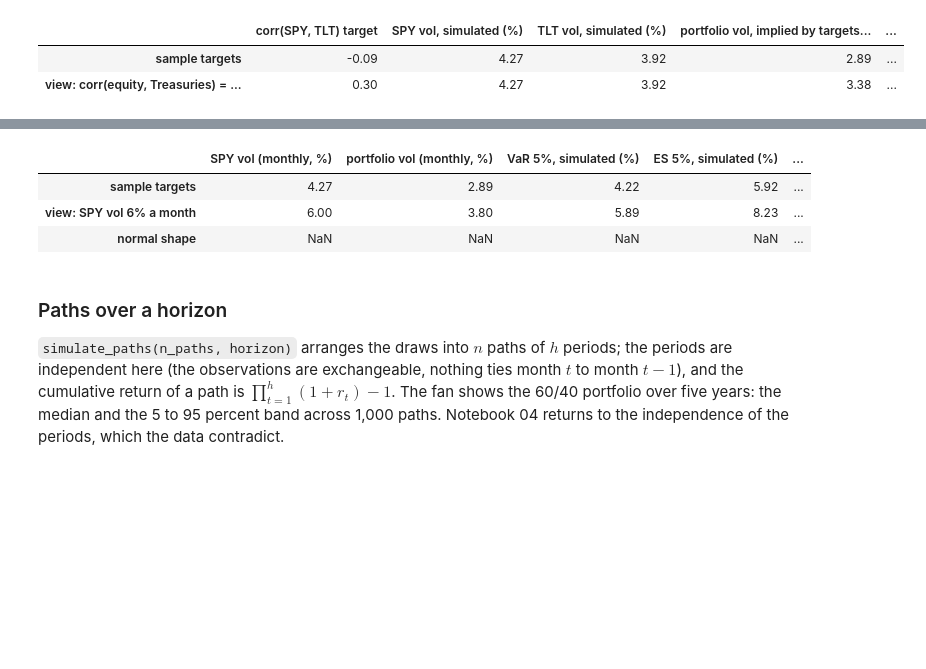
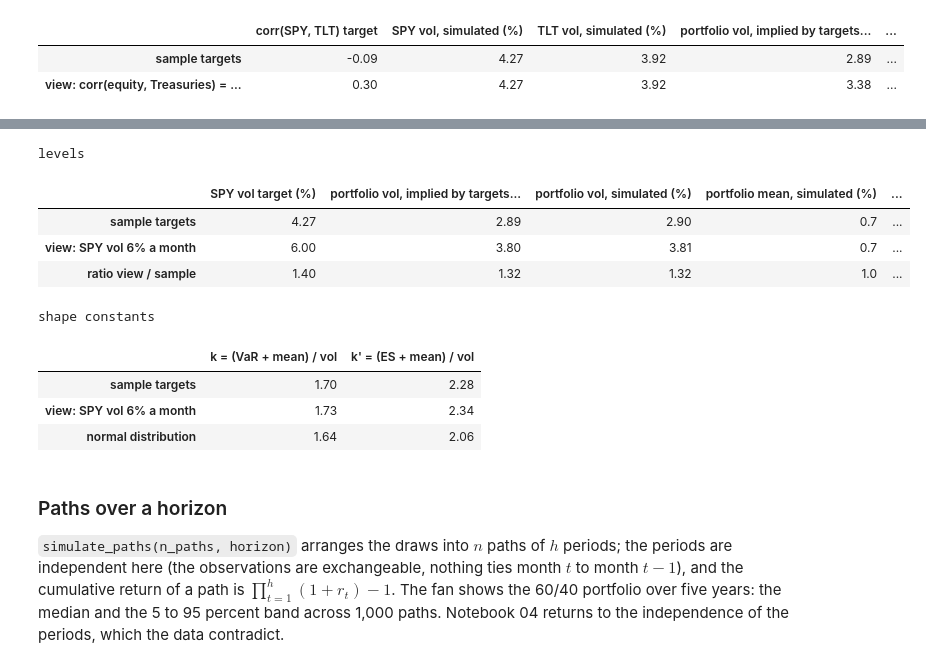
Before and after one commit to mamadouyamar/CVineMarketGen, a Jupyter notebook: examples/01_matching_moments_and_correlations.ipynb, the cells around one changed output, grey strips where cells are left out. Drawn from its saved outputs; the diff is of its cells as text; code cells hidden in the pictures; blank space fills up the shorter version.

Commit message:
docs: notebook 01, the second view in two tables, levels and shape constants
Co-Authored-By: Claude Fable 5.1 <noreply@anthropic.com>

```diff
--- a/examples/01_matching_moments_and_correlations.ipynb
+++ b/examples/01_matching_moments_and_correlations.ipynb
@@ -353,19 +365,28 @@ the one the view implies, and the shape has not moved.
 # %%
 t2 = Targets.from_history(X)
 t2.vol["SPY"] = 0.06                                     # view: SPY volatility 6 percent a month (21 percent a year) instead of the sample's 4.3 (15)
 S2 = FleishmanMarket(t2).fit().simulate(25000, seed=1)
-rows = {}
+levels, shape = {}, {}
 for name, tg, SS in [("sample targets", t, S), ("view: SPY vol 6% a month", t2, S2)]:
     rp = (SS @ w).values; v, e = var_es(rp); mu_p, sd_p = rp.mean(), rp.std()
-    rows[name] = {"SPY vol (monthly, %)": tg.vol["SPY"] * 100, "portfolio vol (monthly, %)": port_vol(tg) * 100, "VaR 5%, simulated (%)": v * 100, "ES 5%, simulated (%)": e * 100,
-                  "k = (VaR + mean) / vol": (v + mu_p) / sd_p, "k' = (ES + mean) / vol": (e + mu_p) / sd_p}
-rows["normal shape"] = {"k = (VaR + mean) / vol": -stats.norm.ppf(0.05), "k' = (ES + mean) / vol": stats.norm.pdf(stats.norm.ppf(0.05)) / 0.05}
-pd.DataFrame(rows).T.round(2)
+    levels[name] = {"SPY vol target (%)": tg.vol["SPY"] * 100, "portfolio vol, implied by targets (%)": port_vol(tg) * 100, "portfolio vol, simulated (%)": sd_p * 100,
+                    "portfolio mean, simulated (%)": mu_p * 100, "VaR 5%, simulated (%)": v * 100, "ES 5%, simulated (%)": e * 100}
+    shape[name] = {"k = (VaR + mean) / vol": (v + mu_p) / sd_p, "k' = (ES + mean) / vol": (e + mu_p) / sd_p}
+shape["normal distribution"] = {"k = (VaR + mean) / vol": -stats.norm.ppf(0.05), "k' = (ES + mean) / vol": stats.norm.pdf(stats.norm.ppf(0.05)) / 0.05}
+levels = pd.DataFrame(levels); levels["ratio view / sample"] = levels.iloc[:, 1] / levels.iloc[:, 0]
+print("levels"); display(levels.T.round(2))
+print("shape constants"); pd.DataFrame(shape).T.round(2)
 # %% [output]
+levels
-|  | SPY vol (monthly, %) | portfolio vol (monthly, %) | VaR 5%, simulated (%) | ES 5%, simulated (%) | ... |
-| sample targets | 4.27 | 2.89 | 4.22 | 5.92 | ... |
-| view: SPY vol 6% a month | 6.00 | 3.80 | 5.89 | 8.23 | ... |
-| normal shape | NaN | NaN | NaN | NaN | ... |
+|  | SPY vol target (%) | portfolio vol, implied by targets... | portfolio vol, simulated (%) | portfolio mean, simulated (%) | ... |
+| sample targets | 4.27 | 2.89 | 2.90 | 0.7 | ... |
+| view: SPY vol 6% a month | 6.00 | 3.80 | 3.81 | 0.7 | ... |
+| ratio view / sample | 1.40 | 1.32 | 1.32 | 1.0 | ... |
+shape constants
+|  | k = (VaR + mean) / vol | k' = (ES + mean) / vol |
+| sample targets | 1.70 | 2.28 |
+| view: SPY vol 6% a month | 1.73 | 2.34 |
+| normal distribution | 1.64 | 2.06 |
 # %% [markdown]
 ### Paths over a horizon
 
```
Also changed, not shown: parts of 1 cell of this notebook.
